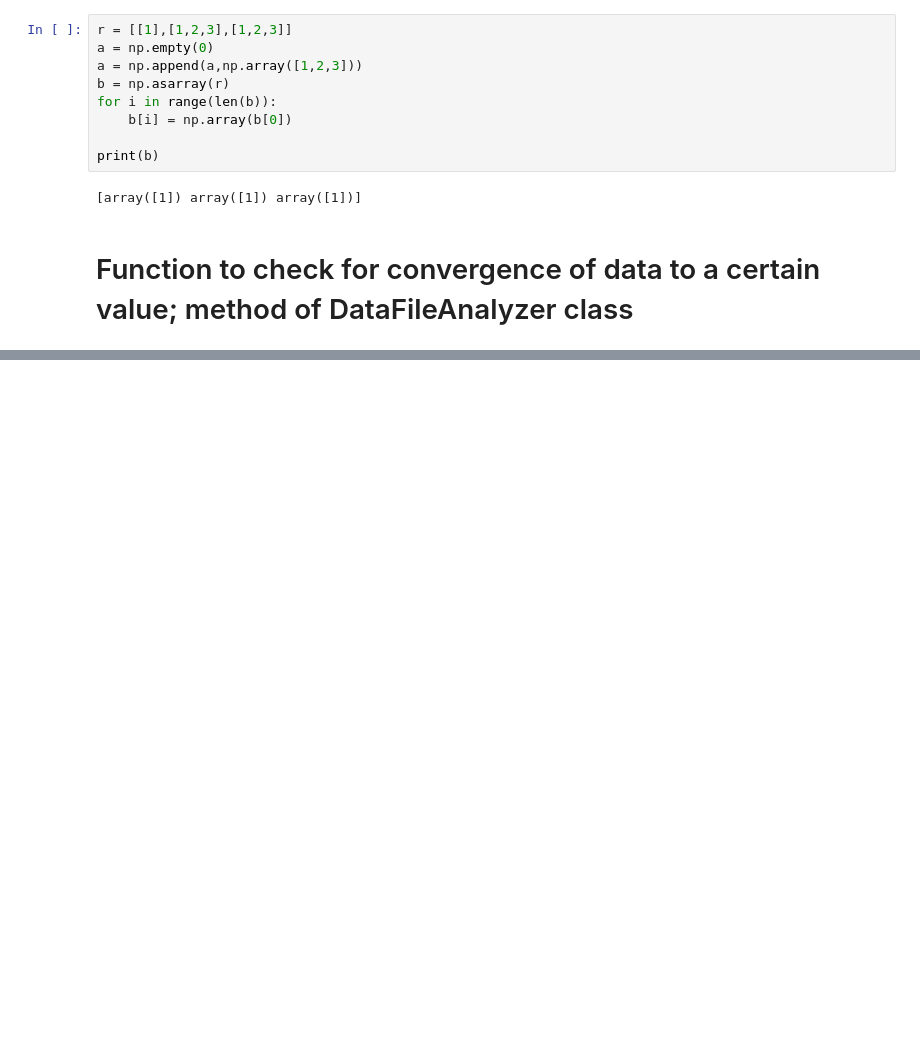
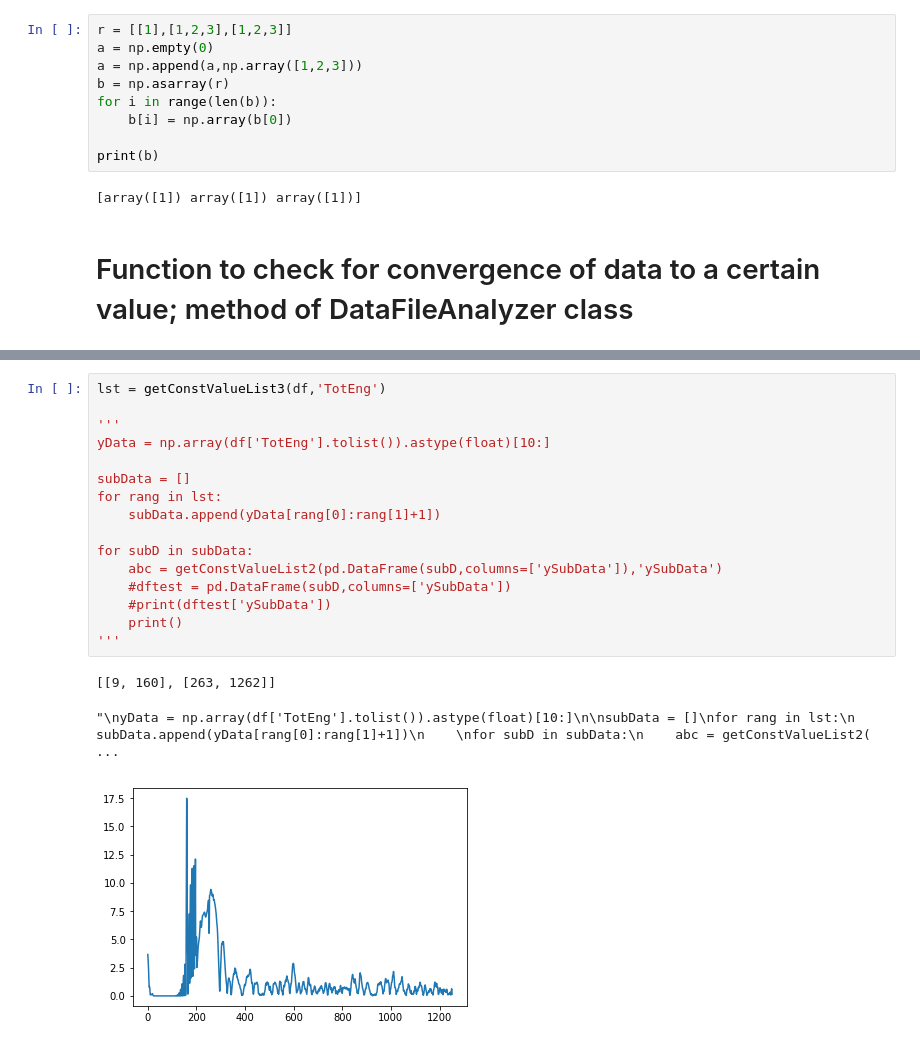
Before and after one commit to CesarLema123/RIPS, a Jupyter notebook: intEnergy/Untitled.ipynb, the cells around one changed output, grey strips where cells are left out. Cells and saved outputs as stored; diff of their text form; blank space fills up the shorter version.

```diff
--- a/intEnergy/Untitled.ipynb
+++ b/intEnergy/Untitled.ipynb
@@ -447 +501,21 @@ lst = getConstValueList2(df,'TotEng')
+# %%
+lst = getConstValueList3(df,'TotEng')
+
+'''
+yData = np.array(df['TotEng'].tolist()).astype(float)[10:]
+
+subData = []
+for rang in lst:
+    subData.append(yData[rang[0]:rang[1]+1])
+
+for subD in subData:
+    abc = getConstValueList2(pd.DataFrame(subD,columns=['ySubData']),'ySubData')
+    #dftest = pd.DataFrame(subD,columns=['ySubData'])
+    #print(dftest['ySubData'])
+    print()
+'''
+# %% [output]
+[[9, 160], [263, 1262]]
+"\nyData = np.array(df['TotEng'].tolist()).astype(float)[10:]\n\nsubData = []\nfor rang in lst:\n    subData.append(yData[rang[0]:rang[1]+1])\n    \nfor subD in subData:\n    abc = getConstValueList2( ...
+[figure, added]
 # %%
```
Also changed, not shown: parts of 10 cells of this notebook, 6 other files.
